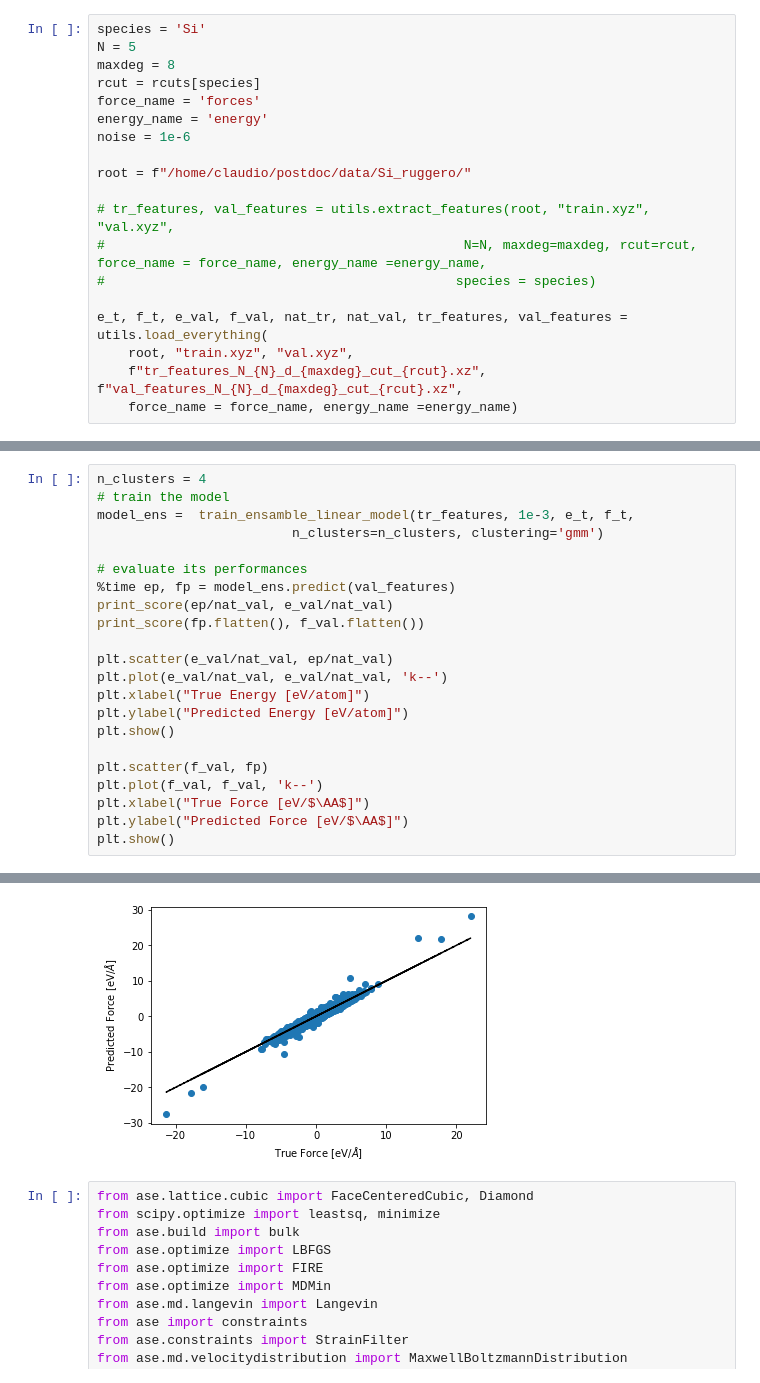
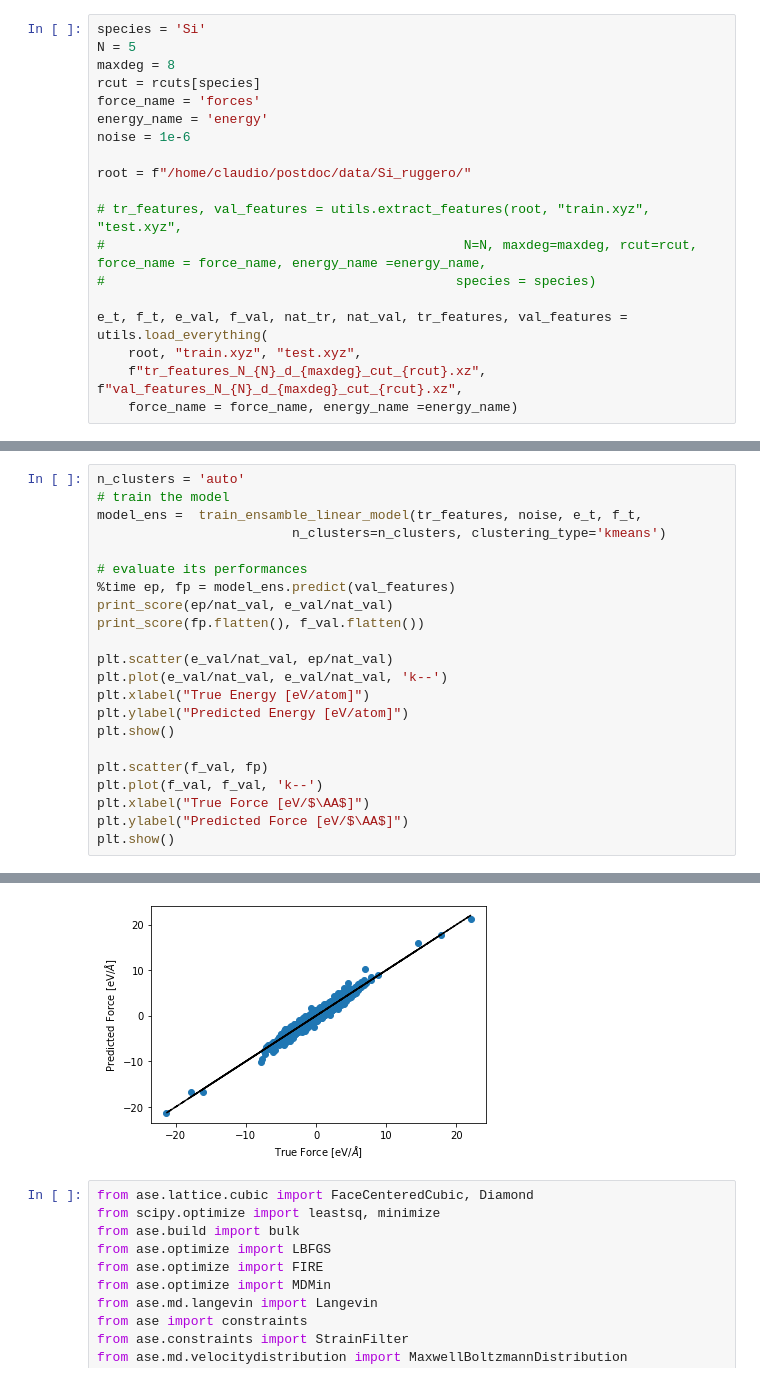
Before and after one commit to ClaudioZeni/Castle, a Jupyter notebook: notebooks/Test.ipynb, the cells around one changed output, grey strips where cells are left out. Cells and saved outputs as stored; diff of their text form.

Commit message:
Added automatic cluster selection fro kmeans

```diff
--- a/notebooks/Test.ipynb
+++ b/notebooks/Test.ipynb
@@ -21,12 +24,12 @@ noise = 1e-6
 
 root = f"/home/claudio/postdoc/data/Si_ruggero/"
 
-# tr_features, val_features = utils.extract_features(root, "train.xyz", "val.xyz",
+# tr_features, val_features = utils.extract_features(root, "train.xyz", "test.xyz",
 #                                              N=N, maxdeg=maxdeg, rcut=rcut, force_name = force_name, energy_name =energy_name,
 #                                             species = species)
 
 e_t, f_t, e_val, f_val, nat_tr, nat_val, tr_features, val_features = utils.load_everything(
-    root, "train.xyz", "val.xyz",
+    root, "train.xyz", "test.xyz",
     f"tr_features_N_{N}_d_{maxdeg}_cut_{rcut}.xz", f"val_features_N_{N}_d_{maxdeg}_cut_{rcut}.xz",
     force_name = force_name, energy_name =energy_name)
 # %%
@@ -57,10 +60,10 @@ MAE=0.167 RMSE=0.230 SUP=3.254 R2=0.929
 [figure]
 [figure]
 # %%
-n_clusters = 4
+n_clusters = 'auto'
 # train the model
-model_ens =  train_ensamble_linear_model(tr_features, 1e-3, e_t, f_t,
-                         n_clusters=n_clusters, clustering='gmm')
+model_ens =  train_ensamble_linear_model(tr_features, noise, e_t, f_t,
+                         n_clusters=n_clusters, clustering_type='kmeans')
 
 # evaluate its performances
 %time ep, fp = model_ens.predict(val_features)
@@ -87,4 +91,4 @@ MAE=0.148 RMSE=0.206 SUP=7.496 R2=0.943
-[figure, old version]
+[figure, new version]
 # %%
 from ase.lattice.cubic import FaceCenteredCubic, Diamond
 from scipy.optimize import leastsq, minimize
```
Also changed, not shown: parts of 6 cells of this notebook, 2 other files.
